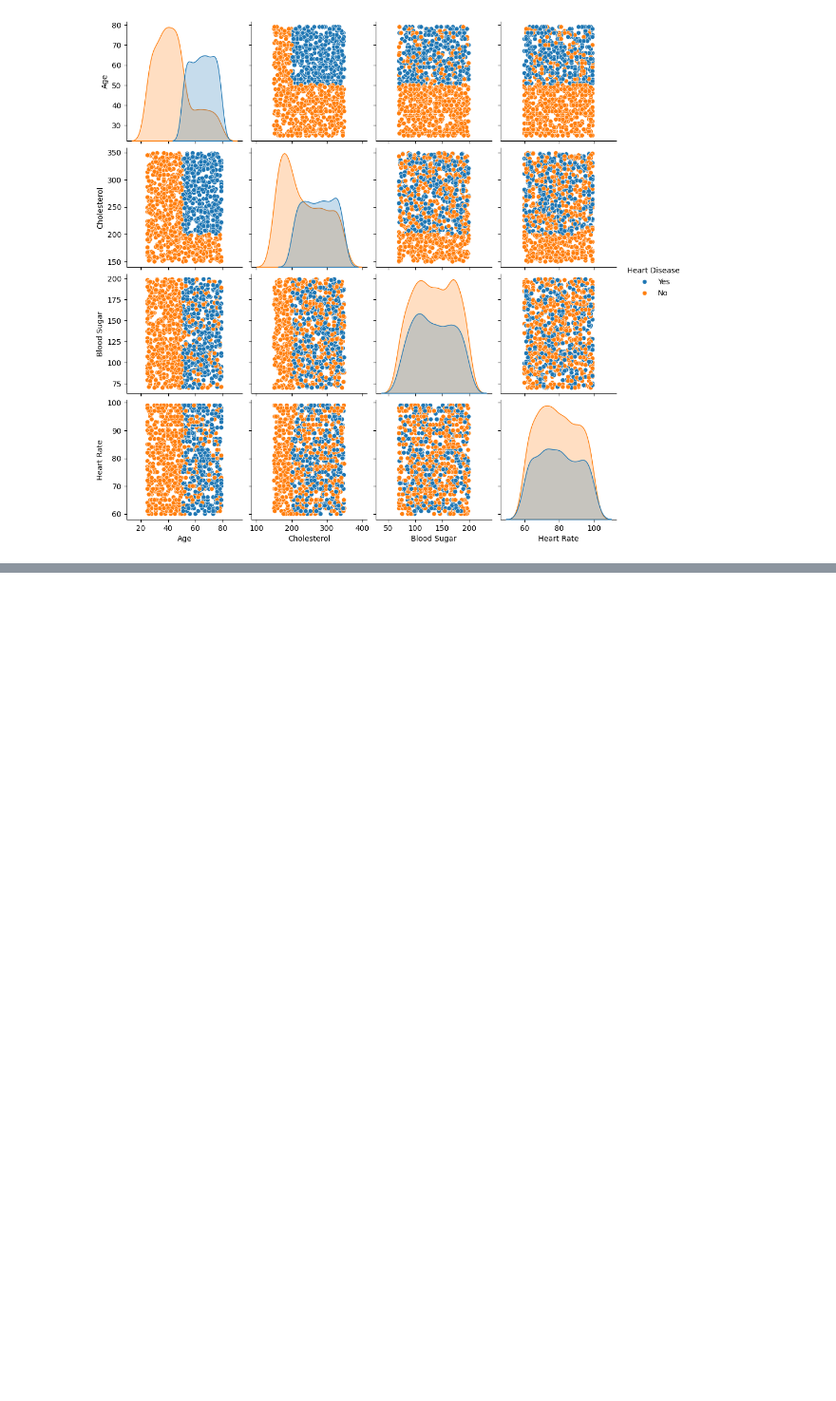
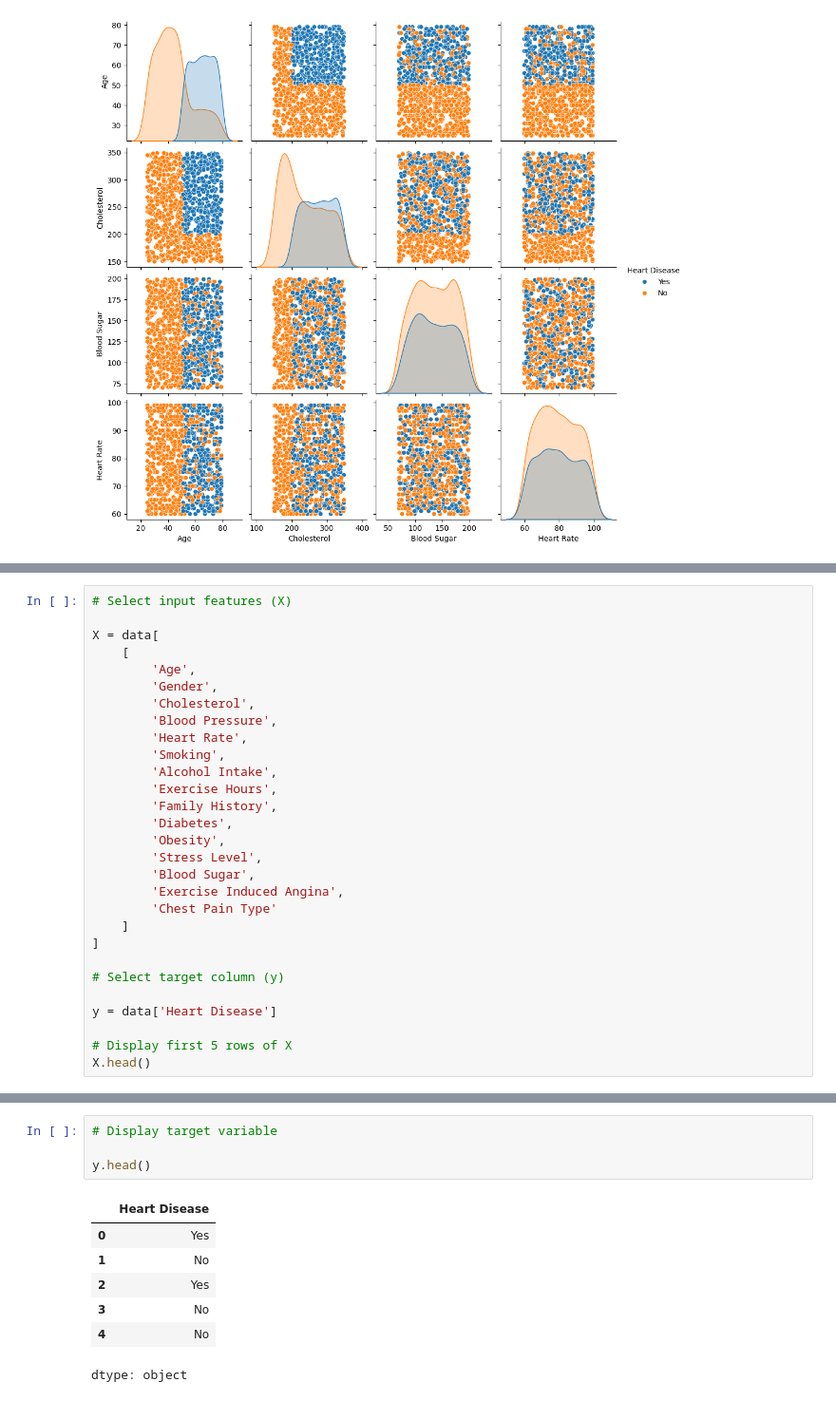
Before and after one commit to Ashishjoshi794/heart-disease-prediction, a Jupyter notebook: heart_disease_prediction.ipynb, the cells around one changed output, grey strips where cells are left out. Shown at 95% size. Saved outputs shown, nothing was run; the diff lists cells and outputs as text; blank space fills up the shorter version.

```diff
--- a/heart_disease_prediction.ipynb
+++ b/heart_disease_prediction.ipynb
@@ -610,0 +648,29 @@ sns.pairplot(
+# %%
+# Select input features (X)
+
+X = data[
+    [
+        'Age',
+        'Gender',
+        'Cholesterol',
+        'Blood Pressure',
+        'Heart Rate',
+        'Smoking',
+        'Alcohol Intake',
+        'Exercise Hours',
+        'Family History',
+        'Diabetes',
+        'Obesity',
+        'Stress Level',
+        'Blood Sugar',
+        'Exercise Induced Angina',
+        'Chest Pain Type'
+    ]
+]
+
+# Select target column (y)
+
+y = data['Heart Disease']
+
+# Display first 5 rows of X
+X.head()
@@ -610,0 +684,12 @@ sns.pairplot(
+# %%
+# Display target variable
+
+y.head()
+# %% [output]
+|  | Heart Disease |
+| 0 | Yes |
+| 1 | No |
+| 2 | Yes |
+| 3 | No |
+| 4 | No |
+dtype: object
```
Also changed, not shown: parts of 14 cells of this notebook.
